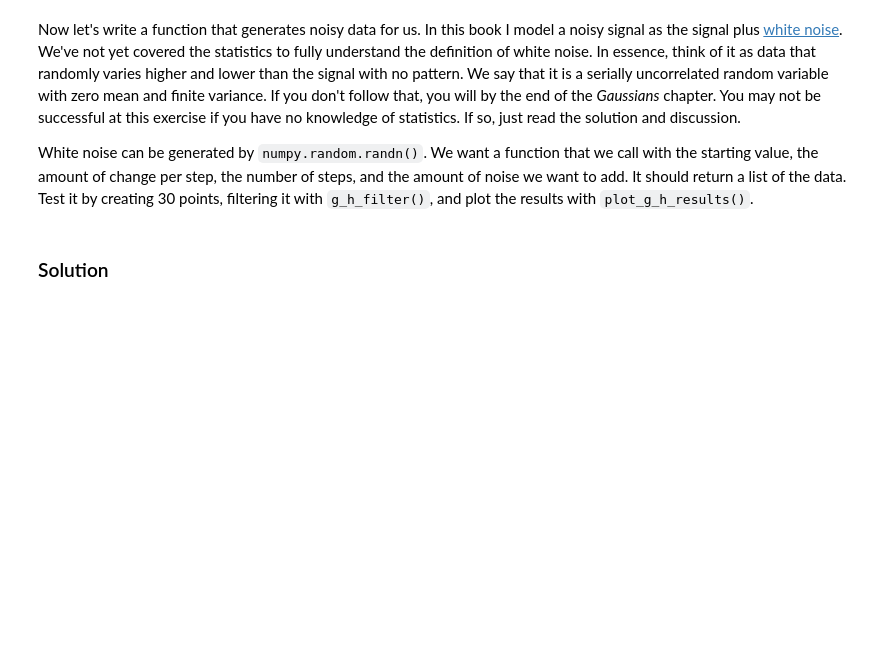
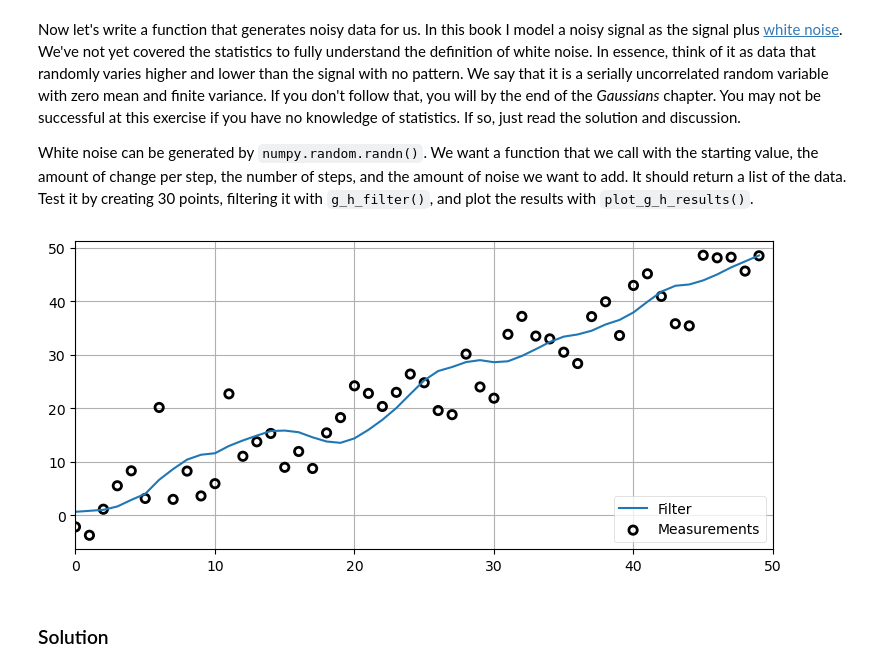
Before and after one commit to moris512/Kalman-and-Bayesian-Filters-in-Python, a Jupyter notebook: 01-g-h-filter.ipynb, the cells around one changed output. Saved outputs shown, nothing was run; the diff lists cells and outputs as text; code cells hidden in the pictures; blank space fills up the shorter version.

```diff
--- a/01-g-h-filter.ipynb
+++ b/01-g-h-filter.ipynb
@@ -509,3 +504,14 @@ White noise can be generated by `numpy.random.randn()`. We want a function that
+# %%
+# your code here
+from numpy.random import randn
+def gen_data(x0, dx, count, noise_factor):
+    return [x0 + dx*i + randn()*noise_factor for i in range (count)]
+
+measurements = gen_data(0, 1, 50, 5)
+data = g_h_filter(data=measurements, x0=0., dx=1., dt=1., g=.1, h=0.1)
+plot_g_h_results(measurements, data)
+# %% [output]
+[figure, added]
 # %% [markdown]
 ### Solution
 # %%
```
Also changed, not shown: parts of 34 cells of this notebook, 6 other files.
